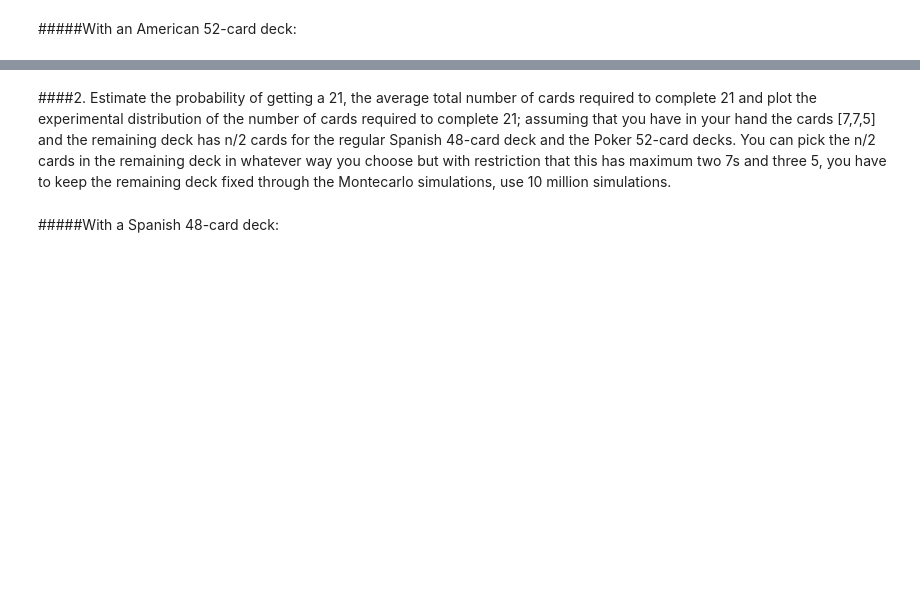
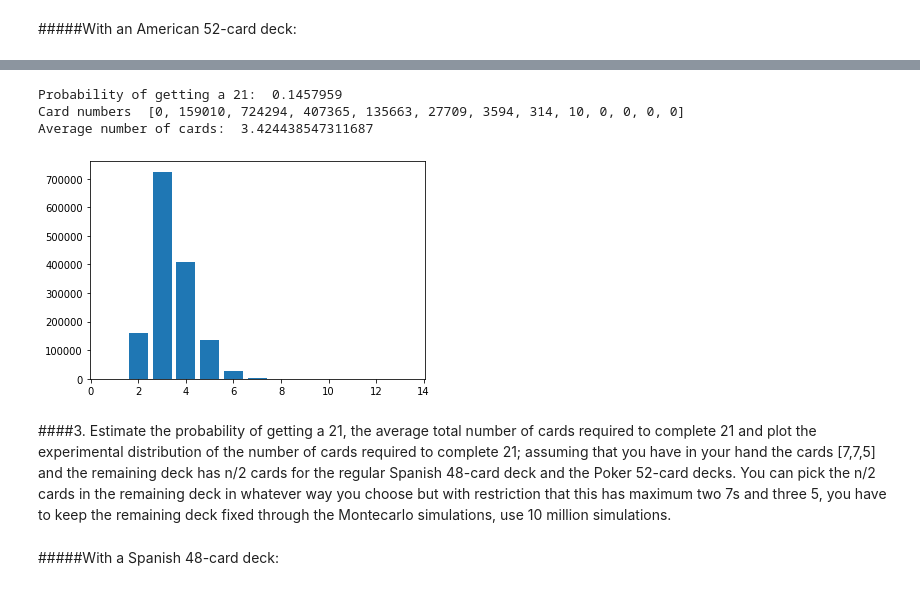
Before and after one commit to nhoyosp/AlgorithmsUN2021I, a Jupyter notebook: Lab10/nhoyosp21BlackjackGrClass02StGroup15.ipynb, the cells around one changed output, grey strips where cells are left out. Drawn from its saved outputs; the diff is of its cells as text; code cells hidden in the pictures; blank space fills up the shorter version.

```diff
--- a/Lab10/nhoyosp21BlackjackGrClass02StGroup15.ipynb
+++ b/Lab10/nhoyosp21BlackjackGrClass02StGroup15.ipynb
@@ -66,5 +102,35 @@ Average number of cards:  3.216402843896608
+# %%
+def two_american_montecarlo_simulation(n):
+  win= 0
+  card_values = deckgen(13,1)
+  card_numbers = deckgen(13,0)
+  card_average = 0
+  for i in range(n):
+    card_number = 0
+    deck = [1,2,3,4,5,6,7,8,9,10,11,12,13,1,2,3,4,5,6,7,8,9,10,10,10,10,1,2,3,4,5,6,7,8,9,10,10,10,10,1,2,3,4,5,6,7,8,9,10,10,10,10]
+    picked_cards = []
+    while(sum(picked_cards)<21):
+      card_number +=1
+      card = random.choice(deck)
+      picked_cards.append(card)
+      deck.remove(card)
+    if(sum(picked_cards)==21):
+      win+=1
+      card_numbers[card_number-1] += 1
+      card_average += card_number
+  print('Probability of getting a 21: ', win/n)
+  print('Card numbers ',card_numbers)
+  print('Average number of cards: ', card_average/win)
+  plt.bar(card_values,card_numbers);
+# %%
+two_american_montecarlo_simulation(10000000)
+# %% [output]
+Probability of getting a 21:  0.1457959
+Card numbers  [0, 159010, 724294, 407365, 135663, 27709, 3594, 314, 10, 0, 0, 0, 0]
+Average number of cards:  3.424438547311687
+[figure, added]
 # %% [markdown]
-####2. Estimate the probability of getting a 21, the average total number of cards required to complete 21 and plot the experimental distribution of the number of cards required to complete 21; assuming that you have in your hand the cards [7,7,5] and the remaining deck has n/2 cards for the regular Spanish 48-card deck and the Poker 52-card decks. You can pick the n/2 cards in the remaining deck in whatever way you choose but with restriction that this has maximum two 7s and three 5, you have to keep the remaining deck fixed through the Montecarlo simulations, use 10 million simulations.
+####3. Estimate the probability of getting a 21, the average total number of cards required to complete 21 and plot the experimental distribution of the number of cards required to complete 21; assuming that you have in your hand the cards [7,7,5] and the remaining deck has n/2 cards for the regular Spanish 48-card deck and the Poker 52-card decks. You can pick the n/2 cards in the remaining deck in whatever way you choose but with restriction that this has maximum two 7s and three 5, you have to keep the remaining deck fixed through the Montecarlo simulations, use 10 million simulations.
 # %%
 def fixdeck(deck):
   n= len(deck)/2
```
Also changed, not shown: parts of 15 cells of this notebook.
